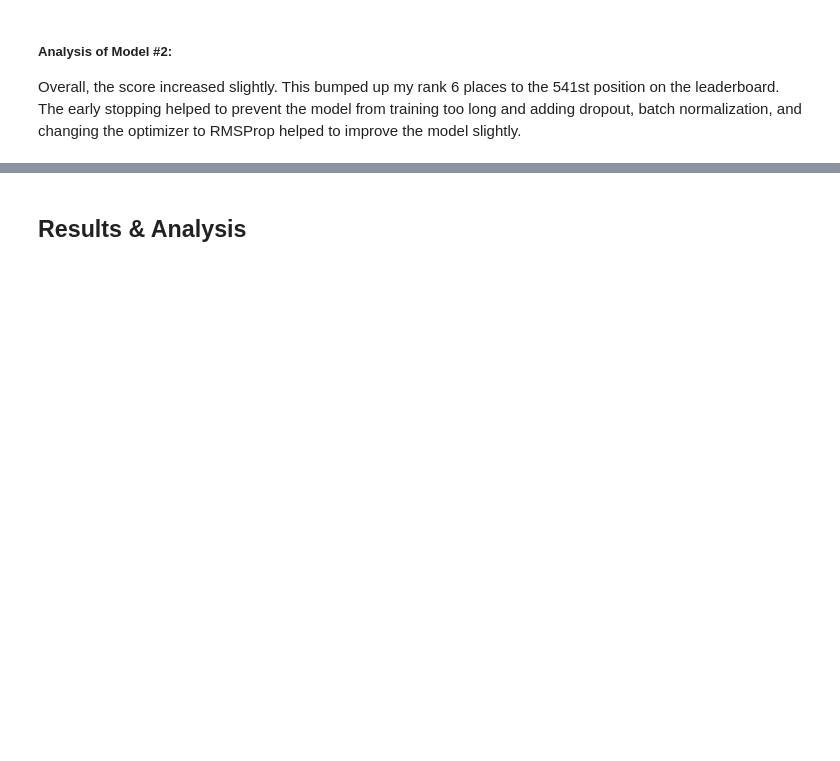
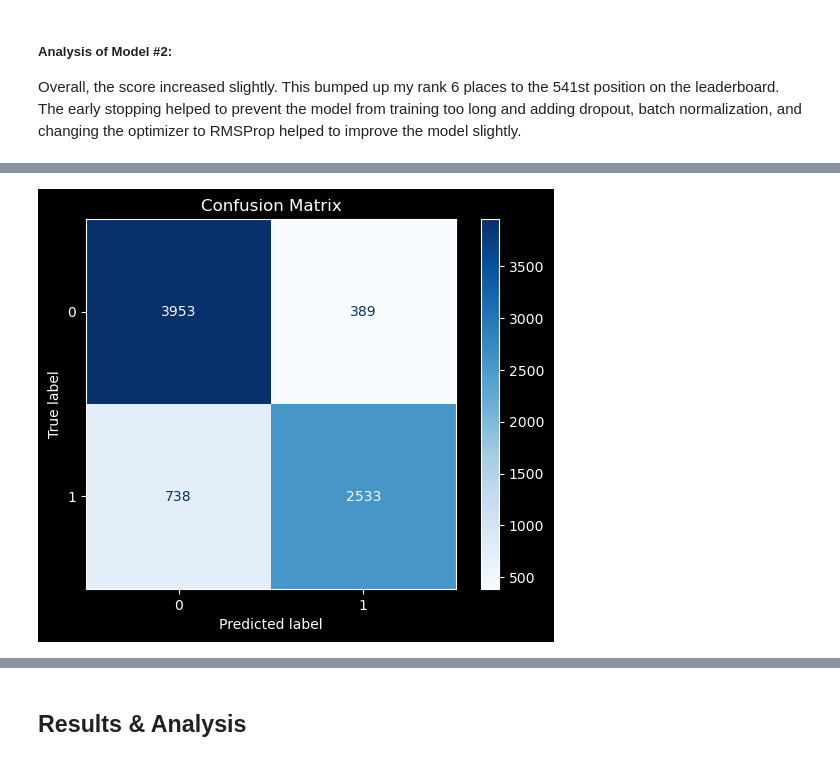
Before and after one commit to ajenkins198621/csca-5642-module4-disaster-tweets, a Jupyter notebook: week-4-assignment-disaster-tweets.ipynb, the cells around one changed output, grey strips where cells are left out. Cells and saved outputs as stored; diff of their text form; code cells hidden in the pictures; blank space fills up the shorter version.

```diff
--- a/week-4-assignment-disaster-tweets.ipynb
+++ b/week-4-assignment-disaster-tweets.ipynb
@@ -571,0 +644,5 @@ Overall, the score increased slightly.  This bumped up my rank 6 places to the 5
+# %%
+lstm_model_predictions = lstm_model.predict(train_df['text'].values)
+lstm_model_binary = (lstm_model_predictions > 0.5).astype(int).flatten()
+plot_confusion_matrix(binary_predictions=lstm_model_binary)
+# %% [output]
@@ -571,0 +650 @@ Overall, the score increased slightly.  This bumped up my rank 6 places to the 5
+[figure, added]
```
Also changed, not shown: parts of 22 cells of this notebook, 8 other files.
